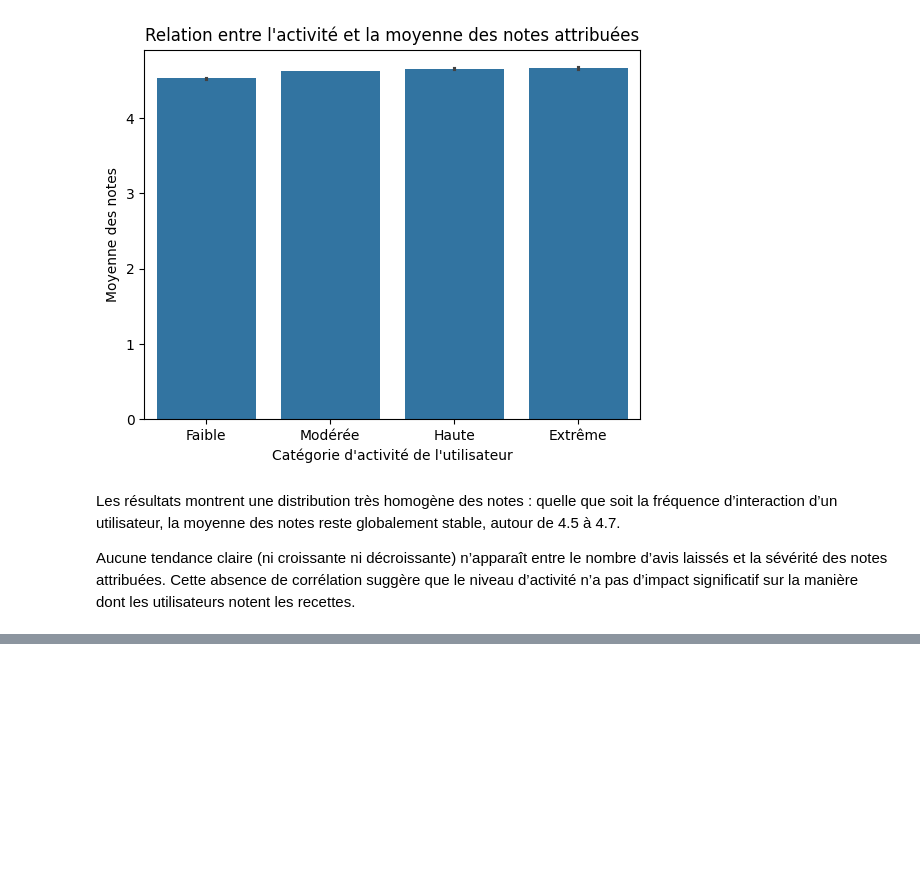
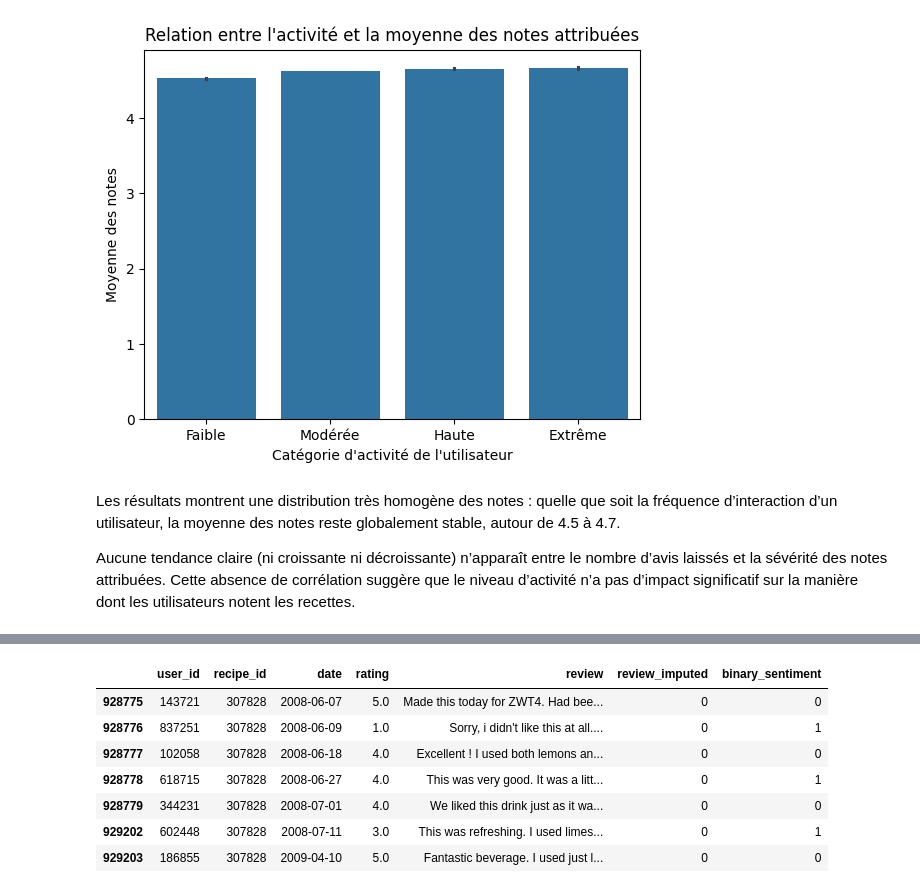
Before and after one commit to DjNaGuRo/MangeTaMain, a Jupyter notebook: notebooks/pr.ipynb, the cells around one changed output, grey strips where cells are left out. Drawn from its saved outputs; the diff is of its cells as text; code cells hidden in the pictures; blank space fills up the shorter version.

```diff
--- a/notebooks/pr.ipynb
+++ b/notebooks/pr.ipynb
@@ -459,6 +449,6 @@ Name: count, dtype: float64
 # %%
 bins = [0, 1, 10, 60, float('inf')]
 labels = ['Faible', 'Modérée', 'Haute', 'Extrême']
-data['interaction_level'] = pd.cut(data['user_id'].map(data['user_id'].value_counts()), bins=bins, labels=labels)
-data['interaction_level'].value_counts(normalize=True) * 100
+data_without_0['interaction_level'] = pd.cut(data_without_0['user_id'].map(data_without_0['user_id'].value_counts()), bins=bins, labels=labels)
+data_without_0['interaction_level'].value_counts(normalize=True) * 100
 # %% [output]
@@ -529,0 +684,12 @@ def clean_text(text):
+# %%
+##afficher les infos pour le recipe 188906 dans la table data
+data[data['recipe_id'] == 307828]
+# %% [output]
+|  | user_id | recipe_id | date | rating | review | review_imputed | binary_sentiment |
+| 928775 | 143721 | 307828 | 2008-06-07 | 5.0 | Made this today for ZWT4. Had bee... | 0 | 0 |
+| 928776 | 837251 | 307828 | 2008-06-09 | 1.0 | Sorry, i didn't like this at all.... | 0 | 1 |
+| 928777 | 102058 | 307828 | 2008-06-18 | 4.0 | Excellent ! I used both lemons an... | 0 | 0 |
+| 928778 | 618715 | 307828 | 2008-06-27 | 4.0 | This was very good. It was a litt... | 0 | 1 |
+| 928779 | 344231 | 307828 | 2008-07-01 | 4.0 | We liked this drink just as it wa... | 0 | 0 |
+| 929202 | 602448 | 307828 | 2008-07-11 | 3.0 | This was refreshing. I used limes... | 0 | 1 |
+| 929203 | 186855 | 307828 | 2009-04-10 | 5.0 | Fantastic beverage. I used just l... | 0 | 0 |
```
Also changed, not shown: parts of 43 cells of this notebook.
